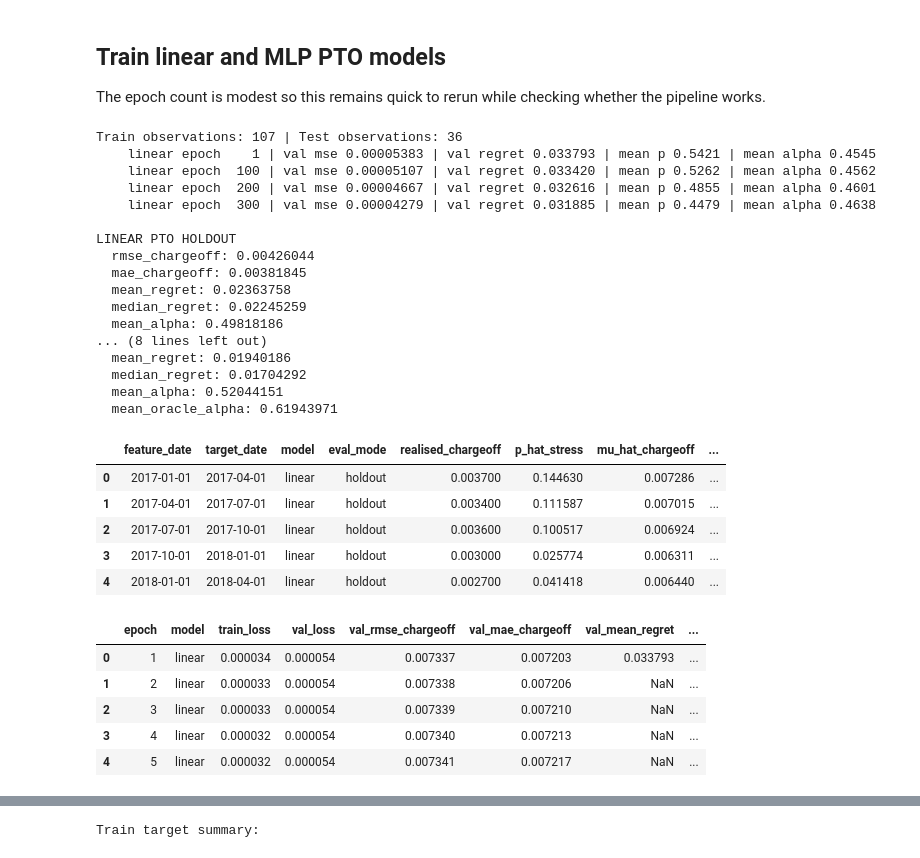
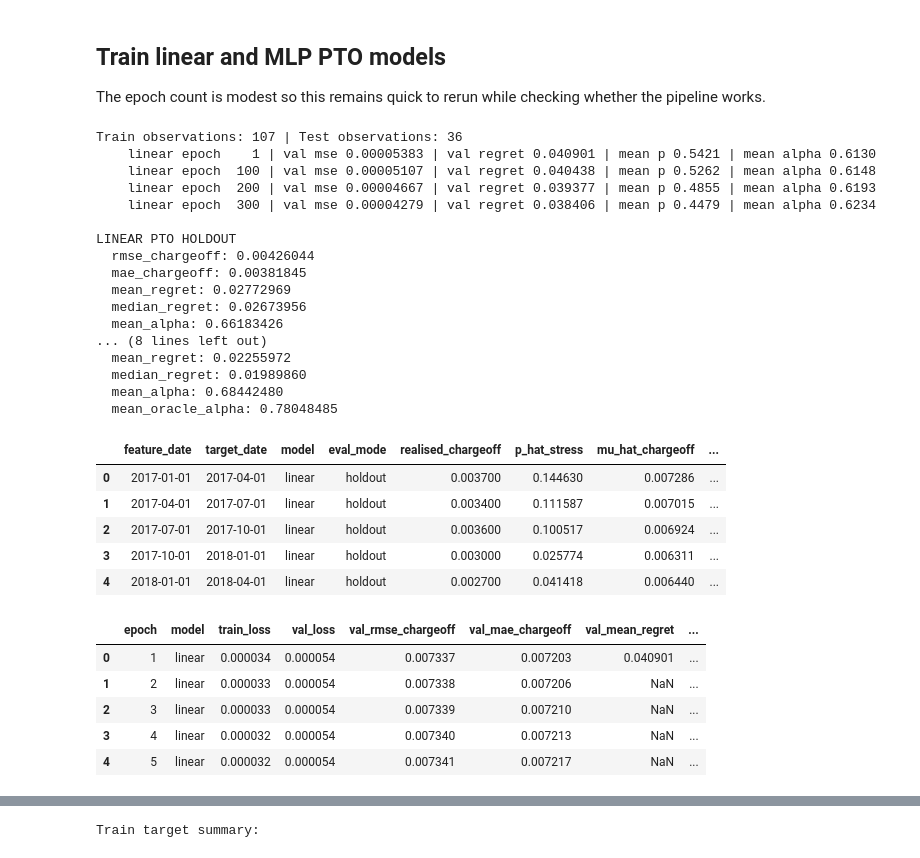
Before and after one commit to okeeffe-hannah/Decision_Focused_Learning_for_Capital_Allocation, a Jupyter notebook: models/notebooks/test_predict_then_optimise.ipynb, the cells around one changed output, grey strips where cells are left out. Saved outputs shown, nothing was run; the diff lists cells and outputs as text; code cells hidden in the pictures.

```diff
--- a/models/notebooks/test_predict_then_optimise.ipynb
+++ b/models/notebooks/test_predict_then_optimise.ipynb
@@ -148,8 +133,9 @@ x_train: (107, 12), x_test: (36, 12)
 The epoch count is modest so this remains quick to rerun while checking whether the pipeline works.
 # %%
 cap_cfg = CapitalConfig(
-    leverage=8.0,
-    lambda_penalty=10.0,
+    leverage=5.0,
+    y_bar=0.05,
+    lambda_penalty=10,
 )
 model_cfg = ModelConfig(
     hidden_dim=16,
@@ -161,45 +147,45 @@ model_cfg = ModelConfig(
     val_frac=0.2,
     seed=42,
 )
 
 pto_predictions, pto_history = run_holdout(
     df=df,
     date_col="DATE",
     feature_cols=feature_cols,
     train_frac=0.75,
     model_cfg=model_cfg,
     cap_cfg=cap_cfg,
     return_history=True,
 )
 
 display(pto_predictions.head())
 display(pto_history.head())
 # %% [output]
 Train observations: 107 | Test observations: 36
-    linear epoch    1 | val mse 0.00005383 | val regret 0.033793 | mean p 0.5421 | mean alpha 0.4545
-    linear epoch  100 | val mse 0.00005107 | val regret 0.033420 | mean p 0.5262 | mean alpha 0.4562
-    linear epoch  200 | val mse 0.00004667 | val regret 0.032616 | mean p 0.4855 | mean alpha 0.4601
-    linear epoch  300 | val mse 0.00004279 | val regret 0.031885 | mean p 0.4479 | mean alpha 0.4638
+    linear epoch    1 | val mse 0.00005383 | val regret 0.040901 | mean p 0.5421 | mean alpha 0.6130
+    linear epoch  100 | val mse 0.00005107 | val regret 0.040438 | mean p 0.5262 | mean alpha 0.6148
+    linear epoch  200 | val mse 0.00004667 | val regret 0.039377 | mean p 0.4855 | mean alpha 0.6193
+    linear epoch  300 | val mse 0.00004279 | val regret 0.038406 | mean p 0.4479 | mean alpha 0.6234
 
 LINEAR PTO HOLDOUT
   rmse_chargeoff: 0.00426044
   mae_chargeoff: 0.00381845
-  mean_regret: 0.02363758
-  median_regret: 0.02245259
-  mean_alpha: 0.49818186
+  mean_regret: 0.02772969
+  median_regret: 0.02673956
+  mean_alpha: 0.66183426
 ... (8 lines left out)
-  mean_regret: 0.01940186
-  median_regret: 0.01704292
-  mean_alpha: 0.52044151
-  mean_oracle_alpha: 0.61943971
+  mean_regret: 0.02255972
+  median_regret: 0.01989860
+  mean_alpha: 0.68442480
+  mean_oracle_alpha: 0.78048485
 |  | feature_date | target_date | model | eval_mode | realised_chargeoff | p_hat_stress | mu_hat_chargeoff | ... |
 | 0 | 2017-01-01 | 2017-04-01 | linear | holdout | 0.003700 | 0.144630 | 0.007286 | ... |
 | 1 | 2017-04-01 | 2017-07-01 | linear | holdout | 0.003400 | 0.111587 | 0.007015 | ... |
 | 2 | 2017-07-01 | 2017-10-01 | linear | holdout | 0.003600 | 0.100517 | 0.006924 | ... |
 | 3 | 2017-10-01 | 2018-01-01 | linear | holdout | 0.003000 | 0.025774 | 0.006311 | ... |
 | 4 | 2018-01-01 | 2018-04-01 | linear | holdout | 0.002700 | 0.041418 | 0.006440 | ... |
 |  | epoch | model | train_loss | val_loss | val_rmse_chargeoff | val_mae_chargeoff | val_mean_regret | ... |
-| 0 | 1 | linear | 0.000034 | 0.000054 | 0.007337 | 0.007203 | 0.033793 | ... |
+| 0 | 1 | linear | 0.000034 | 0.000054 | 0.007337 | 0.007203 | 0.040901 | ... |
 | 1 | 2 | linear | 0.000033 | 0.000054 | 0.007338 | 0.007206 | NaN | ... |
 | 2 | 3 | linear | 0.000033 | 0.000054 | 0.007339 | 0.007210 | NaN | ... |
 | 3 | 4 | linear | 0.000032 | 0.000054 | 0.007340 | 0.007213 | NaN | ... |
```
Also changed, not shown: parts of 10 cells of this notebook, 3 other files.
